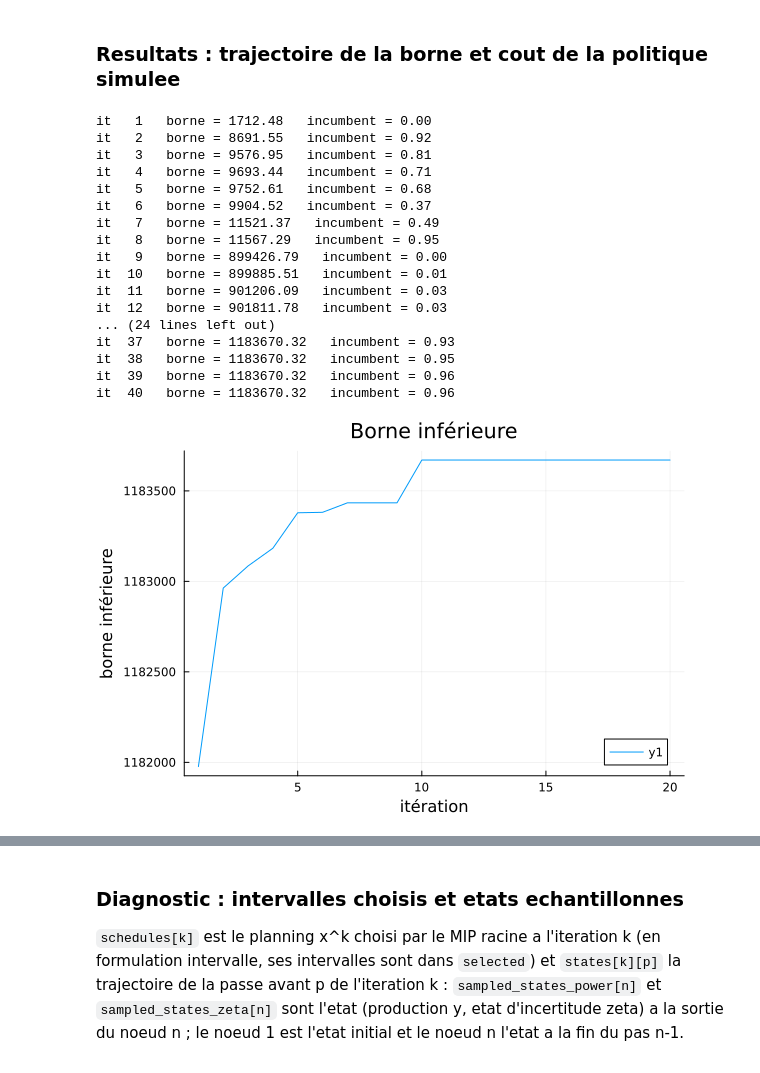
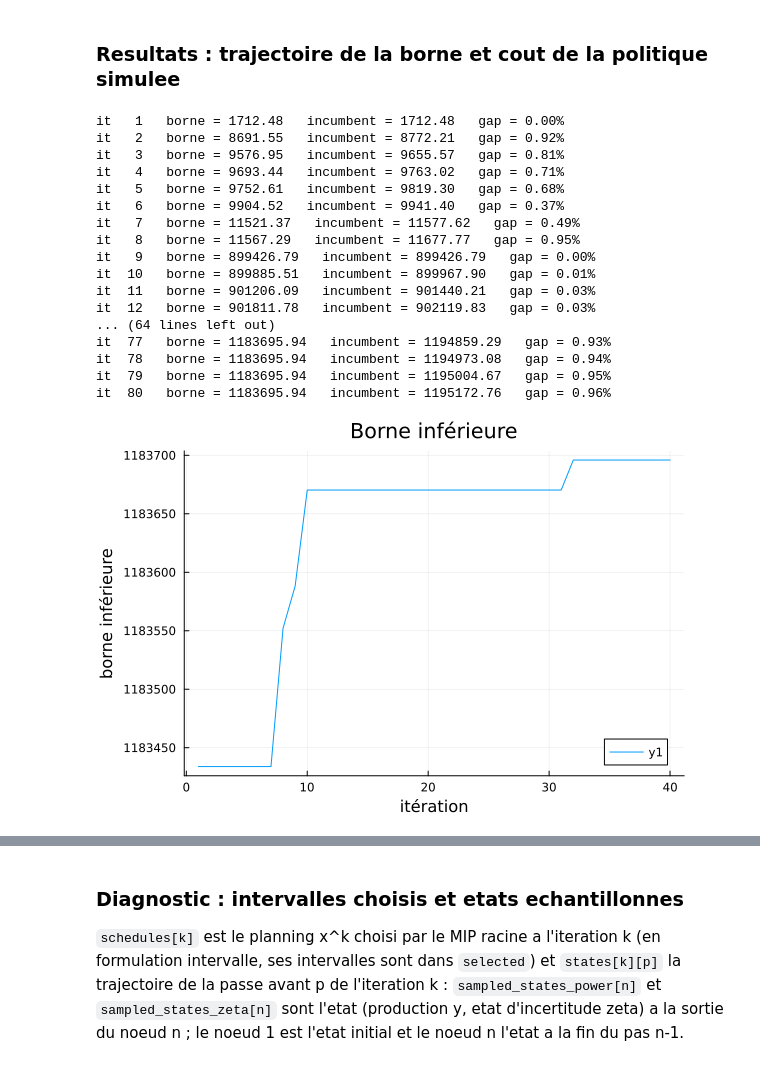
Before and after one commit to MathisAzema/MSUC, a Jupyter notebook: validationIEEE.ipynb, the cells around one changed output, grey strips where cells are left out. Drawn from its saved outputs; the diff is of its cells as text; code cells hidden in the pictures.

```diff
--- a/validationIEEE.ipynb
+++ b/validationIEEE.ipynb
@@ -41,8 +44,8 @@ INSTANCE    = "118_syst"                   # dossier de Data/IEEE
 T           = 24                           # horizon (nombre de pas de temps, au plus 24 : le profil de charge couvre 24 heures)
 S           = 5                            # nombre de scenarios (support de l'innovation ARMA)
 SIGMA       = 1.0                          # amplitude de l'alea : multiplie l'ecart-type de l'innovation ARMA (0.0 = deterministe)
-ITERATIONS  = 40                           # nombre d'iterations SDDP
-MIP_GAP     = 1e-2                         # ecart d'optimalite du MIP racine : 1e-2 = 1 %, 1e-3 = 0.1 %, nothing = defaut du solveur (1e-4)
+ITERATIONS  = 80                           # nombre d'iterations SDDP
+MIP_GAP     = 1e-3                         # ecart d'optimalite du MIP racine : 1e-2 = 1 %, 1e-3 = 0.1 %, nothing = defaut du solveur (1e-4)
 PASSES_PER_MIP = 10                         # passes avant/arriere (LP) par resolution du MIP racine : 1 = usuel, 5 ou 10 = plus de coupes entre deux MIP ; ITERATIONS compte alors des cycles
 N_SIMULATION = 1000                        # trajectoires tirees pour simuler la politique (toutes enumerees si S^T <= 4096)
 PRINT_LEVEL = 1                            # 0 = silencieux, 1 = log complet de MSUC.train
@@ -171,29 +174,29 @@ innovation : 5 points de -4.87 % a 4.87 % (ecart-type 1.70 %, soit sigma = 1.00)
 # %%
 using Plots
 log = model.most_recent_training_results.log
 for l in log
-    @printf("it %3d   borne = %.2f   incumbent = %.2f\n", l.iteration, l.bound, 100*(l.incumbent-l.bound)/l.incumbent)
+    @printf("it %3d   borne = %.2f   incumbent = %.2f   gap = %.2f%%\n", l.iteration, l.bound, l.incumbent, 100*(l.incumbent-l.bound)/l.incumbent)
 end
 plot([l.bound for l in log if l.iteration >= max(10, ITERATIONS ÷ 2 + 1)], title = "Borne inférieure", xlabel = "itération", ylabel = "borne inférieure")
 # %% [output]
-it   1   borne = 1712.48   incumbent = 0.00
-it   2   borne = 8691.55   incumbent = 0.92
-it   3   borne = 9576.95   incumbent = 0.81
-it   4   borne = 9693.44   incumbent = 0.71
-it   5   borne = 9752.61   incumbent = 0.68
-it   6   borne = 9904.52   incumbent = 0.37
-it   7   borne = 11521.37   incumbent = 0.49
-it   8   borne = 11567.29   incumbent = 0.95
-it   9   borne = 899426.79   incumbent = 0.00
-it  10   borne = 899885.51   incumbent = 0.01
-it  11   borne = 901206.09   incumbent = 0.03
-it  12   borne = 901811.78   incumbent = 0.03
-... (24 lines left out)
-it  37   borne = 1183670.32   incumbent = 0.93
-it  38   borne = 1183670.32   incumbent = 0.95
-it  39   borne = 1183670.32   incumbent = 0.96
-it  40   borne = 1183670.32   incumbent = 0.96
+it   1   borne = 1712.48   incumbent = 1712.48   gap = 0.00%
+it   2   borne = 8691.55   incumbent = 8772.21   gap = 0.92%
+it   3   borne = 9576.95   incumbent = 9655.57   gap = 0.81%
+it   4   borne = 9693.44   incumbent = 9763.02   gap = 0.71%
+it   5   borne = 9752.61   incumbent = 9819.30   gap = 0.68%
+it   6   borne = 9904.52   incumbent = 9941.40   gap = 0.37%
+it   7   borne = 11521.37   incumbent = 11577.62   gap = 0.49%
+it   8   borne = 11567.29   incumbent = 11677.77   gap = 0.95%
+it   9   borne = 899426.79   incumbent = 899426.79   gap = 0.00%
+it  10   borne = 899885.51   incumbent = 899967.90   gap = 0.01%
+it  11   borne = 901206.09   incumbent = 901440.21   gap = 0.03%
+it  12   borne = 901811.78   incumbent = 902119.83   gap = 0.03%
+... (64 lines left out)
+it  77   borne = 1183695.94   incumbent = 1194859.29   gap = 0.93%
+it  78   borne = 1183695.94   incumbent = 1194973.08   gap = 0.94%
+it  79   borne = 1183695.94   incumbent = 1195004.67   gap = 0.95%
+it  80   borne = 1183695.94   incumbent = 1195172.76   gap = 0.96%
-[figure, old version]
+[figure, new version]
 # %%
 t_sim = @elapsed sim = MSUC.simulate(model; samples = N_SIMULATION, seed = MSUC.SEED)   # meme graine que `simulate_job` (runIEEE.jl)
 @printf("\ncout de la politique simulee = %.2f  (%d chemins, exhaustif = %s, %.1f s)\n",
```
Also changed, not shown: parts of 13 cells of this notebook, 10 other files.
